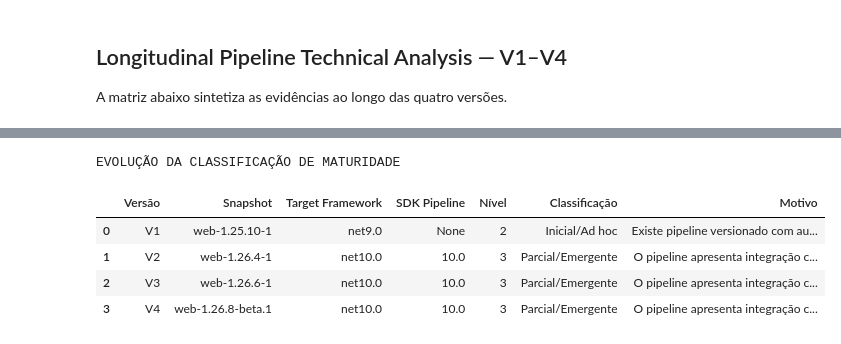
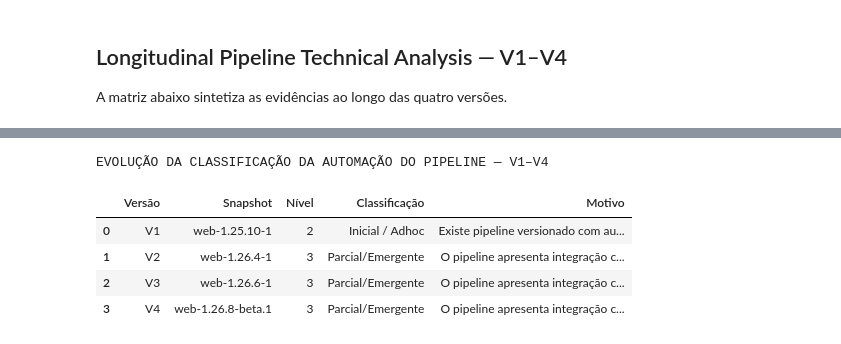
Before and after one commit to software-modernization-artifacts/devops-case-study-artifacts, a Jupyter notebook: pipeline/notebooks/pipeline_technical_analysis_colab.ipynb, the cells around one changed output, grey strips where cells are left out. Saved outputs shown, nothing was run; the diff lists cells and outputs as text; code cells hidden in the pictures.

Commit message:
Update longitudinal pipeline analysis with PostgreSQL evidence

```diff
--- a/pipeline/notebooks/pipeline_technical_analysis_colab.ipynb
+++ b/pipeline/notebooks/pipeline_technical_analysis_colab.ipynb
@@ -4688,6 +8464,9 @@ renovate_setup_nome = None
 
 dockerfile = None
 dockerfile_nome = None
+
+dockerfile_postgres = None
+dockerfile_postgres_nome = None
 
 docker_compose = None
 docker_compose_nome = None
@@ -4738,6 +8517,10 @@ scripts_nomes = []
 target_framework = None
 sdk_pipeline = None
 
+tecnologia_banco = None
+versao_banco = None
+fonte_versao_banco = None
+
 
 # ---------------------------------------------------------
 # Resultados da análise
@@ -4749,6 +8532,7 @@ resultado_maturidade = None
 
 evidencias_para_ia = None
 
+
 print("✓ Estado da análise limpo.")
 # %% [output]
 ✓ Estado da análise limpo.
@@ -8893,6 +16167,9 @@ renovate_setup_nome = None
 
 dockerfile = None
 dockerfile_nome = None
+
+dockerfile_postgres = None
+dockerfile_postgres_nome = None
 
 docker_compose = None
 docker_compose_nome = None
@@ -8943,6 +16220,10 @@ scripts_nomes = []
 target_framework = None
 sdk_pipeline = None
 
+tecnologia_banco = None
+versao_banco = None
+fonte_versao_banco = None
+
 
 # ---------------------------------------------------------
 # Resultados da análise
@@ -8954,6 +16235,7 @@ resultado_maturidade = None
 
 evidencias_para_ia = None
 
+
 print("✓ Estado da análise limpo.")
 # %% [output]
 ✓ Estado da análise limpo.
@@ -17494,10 +32109,26 @@ MATRIZ LONGITUDINAL DE EVIDÊNCIAS — V1–V4
 # %%
 # ---------------------------------------------------------
-# LONGITUDINAL MATURITY CLASSIFICATION
+# LONGITUDINAL PIPELINE MATURITY CLASSIFICATION
+#
+# Consolida a classificação determinística da automação do
+# pipeline para V1, V2, V3 e V4.
+#
+# A classificação representa exclusivamente a maturidade
+# da automação observável no pipeline segundo a rubrica
+# específica definida neste estudo.
+# ---------------------------------------------------------
+
+
+# ---------------------------------------------------------
+# 1. Inicialização
 # ---------------------------------------------------------
 
 linhas_maturidade = []
 
+
+# ---------------------------------------------------------
+# 2. Consolidação por versão
+# ---------------------------------------------------------
 
 for versao in versoes_esperadas:
 
@@ -17505,66 +32136,69 @@ for versao in versoes_esperadas:
         versao
     ]
 
-    classificacao = resultado[
-        "classificacao"
-    ]
+    classificacao = resultado.get(
+        "classificacao",
+        {}
+    )
+
 
     linhas_maturidade.append(
         {
+
             "Versão":
                 versao,
 
             "Snapshot":
                 resultado.get(
                     "snapshot"
-                ),
-
-            "Target Framework":
-                resultado.get(
-                    "target_framework"
-                ),
-
-            "SDK Pipeline":
-                resultado.get(
-                    "sdk_pipeline"
                 ),
 
             "Nível":
                 classificacao.get(
                     "nivel"
                 ),
 
             "Classificação":
                 classificacao.get(
                     "classificacao"
                 ),
 
             "Motivo":
                 classificacao.get(
                     "motivo"
                 )
         }
     )
 
 
+# ---------------------------------------------------------
+# 3. DataFrame longitudinal
+# ---------------------------------------------------------
+
 df_maturidade_longitudinal = pd.DataFrame(
     linhas_maturidade
 )
 
 
+# ---------------------------------------------------------
+# 4. Apresentação
+# ---------------------------------------------------------
+
 print(
-    "EVOLUÇÃO DA CLASSIFICAÇÃO DE MATURIDADE\n"
+    "EVOLUÇÃO DA CLASSIFICAÇÃO DA AUTOMAÇÃO "
+    "DO PIPELINE — V1–V4\n"
 )
+
 
 display(
     df_maturidade_longitudinal
 )
 # %% [output]
-EVOLUÇÃO DA CLASSIFICAÇÃO DE MATURIDADE
+EVOLUÇÃO DA CLASSIFICAÇÃO DA AUTOMAÇÃO DO PIPELINE — V1–V4
-|  | Versão | Snapshot | Target Framework | SDK Pipeline | Nível | Classificação | Motivo |
-| 0 | V1 | web-1.25.10-1 | net9.0 | None | 2 | Inicial/Ad hoc | Existe pipeline versionado com au... |
-| 1 | V2 | web-1.26.4-1 | net10.0 | 10.0 | 3 | Parcial/Emergente | O pipeline apresenta integração c... |
-| 2 | V3 | web-1.26.6-1 | net10.0 | 10.0 | 3 | Parcial/Emergente | O pipeline apresenta integração c... |
-| 3 | V4 | web-1.26.8-beta.1 | net10.0 | 10.0 | 3 | Parcial/Emergente | O pipeline apresenta integração c... |
+|  | Versão | Snapshot | Nível | Classificação | Motivo |
+| 0 | V1 | web-1.25.10-1 | 2 | Inicial / Adhoc | Existe pipeline versionado com au... |
+| 1 | V2 | web-1.26.4-1 | 3 | Parcial/Emergente | O pipeline apresenta integração c... |
+| 2 | V3 | web-1.26.6-1 | 3 | Parcial/Emergente | O pipeline apresenta integração c... |
+| 3 | V4 | web-1.26.8-beta.1 | 3 | Parcial/Emergente | O pipeline apresenta integração c... |
 # %%
 # ---------------------------------------------------------
```
Also changed, not shown: parts of 47 cells of this notebook, 5 other files.
